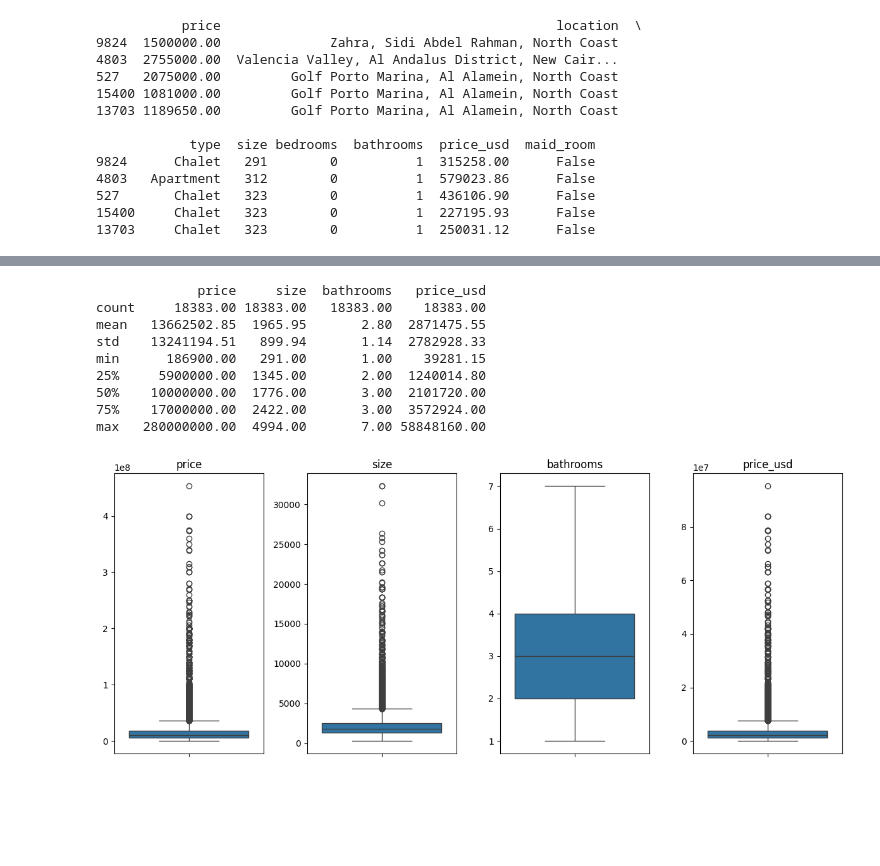
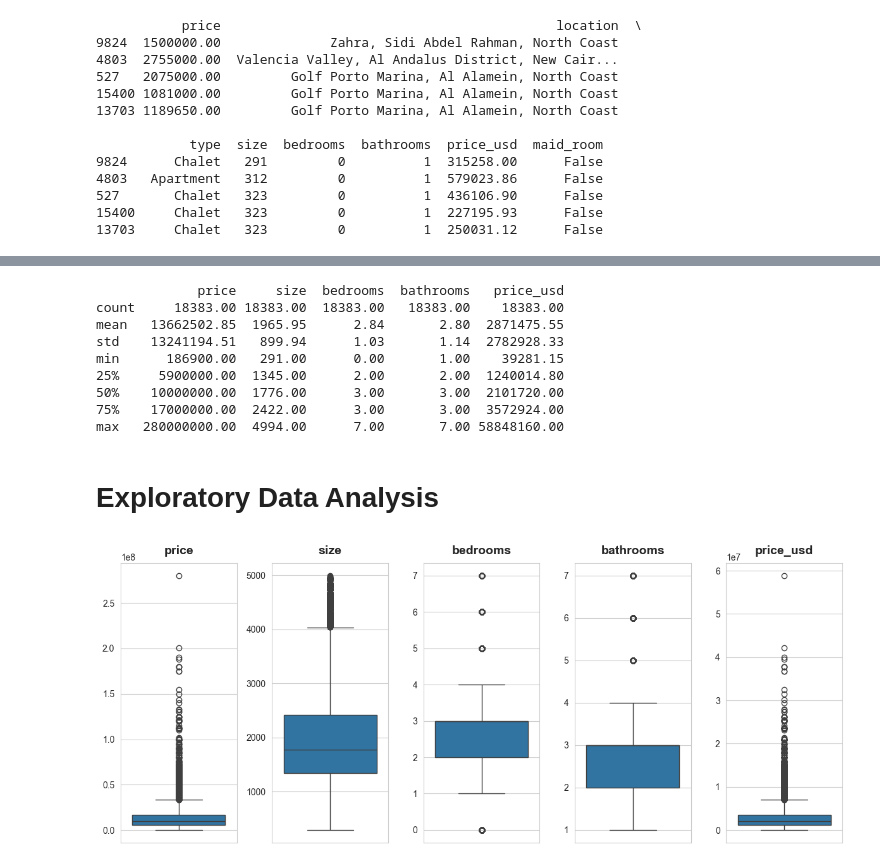
Before and after one commit to bryanchen24/Egyptian-Real-Estate-Pricing-Prediction, a Jupyter notebook: egyptian_realestate_analysis-checkpoint.ipynb, the cells around one changed output, grey strips where cells are left out. Saved outputs shown, nothing was run; the diff lists cells and outputs as text; code cells hidden in the pictures; blank space fills up the shorter version.

Commit message:
created visualizations (scatterplots and histogarms)

```diff
--- a/egyptian_realestate_analysis-checkpoint.ipynb
+++ b/egyptian_realestate_analysis-checkpoint.ipynb
@@ -219,5 +218,6 @@ Uniqe bedrooms col:  ['1+ Maid' '4' '2' '3' '7' '5+ Maid' '3+ Maid' '2+ Maid' '1
  '7+ Maid' '0' '5' '6+ Maid' '0+ Maid' '7++ Maid' '7+' '6']
 # %%
 df_model['bedrooms'] = df_model['bedrooms'].str.split('+').str[0]
+df_model['bedrooms'] = df_model['bedrooms'].astype(int)
 print('Uniqe bedrooms col: ', df_model['bedrooms'].unique())
 # %% [output]
@@ -361,26 +361,14 @@ max   453000000.00 32292.00       7.00 95207916.00
 df_model = df_model[df_model['size'] <= 5000]
 print(df_model.describe())
 # %% [output]
-             price     size  bathrooms   price_usd
-count     18383.00 18383.00   18383.00    18383.00
-mean   13662502.85  1965.95       2.80  2871475.55
-std    13241194.51   899.94       1.14  2782928.33
-min      186900.00   291.00       1.00    39281.15
-25%     5900000.00  1345.00       2.00  1240014.80
-50%    10000000.00  1776.00       3.00  2101720.00
-75%    17000000.00  2422.00       3.00  3572924.00
-max   280000000.00  4994.00       7.00 58848160.00
+             price     size  bedrooms  bathrooms   price_usd
+count     18383.00 18383.00  18383.00   18383.00    18383.00
+mean   13662502.85  1965.95      2.84       2.80  2871475.55
+std    13241194.51   899.94      1.03       1.14  2782928.33
+min      186900.00   291.00      0.00       1.00    39281.15
+25%     5900000.00  1345.00      2.00       2.00  1240014.80
+50%    10000000.00  1776.00      3.00       3.00  2101720.00
+75%    17000000.00  2422.00      3.00       3.00  3572924.00
+max   280000000.00  4994.00      7.00       7.00 58848160.00
-# %%
-col_to_plot = ['price', 'size', 'bathrooms', 'price_usd']
-
-fig, axes = plt.subplots(ncols=len(col_to_plot), figsize=(12, 5))
-
-for i, column in enumerate(col_to_plot):
-    sns.boxplot(y=df_model[column], ax=axes[i])
-    axes[i].set_title(column)
-    axes[i].set_ylabel('')
-
-plt.tight_layout()
-plt.show()
-# %% [output]
-[figure, removed]
+# %% [markdown]
+# Exploratory Data Analysis
@@ -386,0 +383,23 @@ plt.show()
+# %%
+# rcParams['figure.figsize'] = 90, 90
+sns.set_style('whitegrid')
+# plt.rc("figure", autolayout=True)
+
+# ax = plt.gca()
+# formatter = ScalarFormatter(useOffset=False)
+# formatter.set_scientific(False)
+# ax.yaxis.set_major_formatter(formatter)
+# %%
+col_to_plot = ['price', 'size', 'bedrooms', 'bathrooms', 'price_usd']
+
+fig, axes = plt.subplots(ncols=len(col_to_plot), figsize=(12, 5))
+
+for i, column in enumerate(col_to_plot):
+    sns.boxplot(y=df_model[column], ax=axes[i])
+    axes[i].set_title(column)
+    axes[i].set_ylabel('')
+
+plt.tight_layout()
+plt.show()
+# %% [output]
+[figure, added]
```
Also changed, not shown: parts of 17 cells of this notebook.
